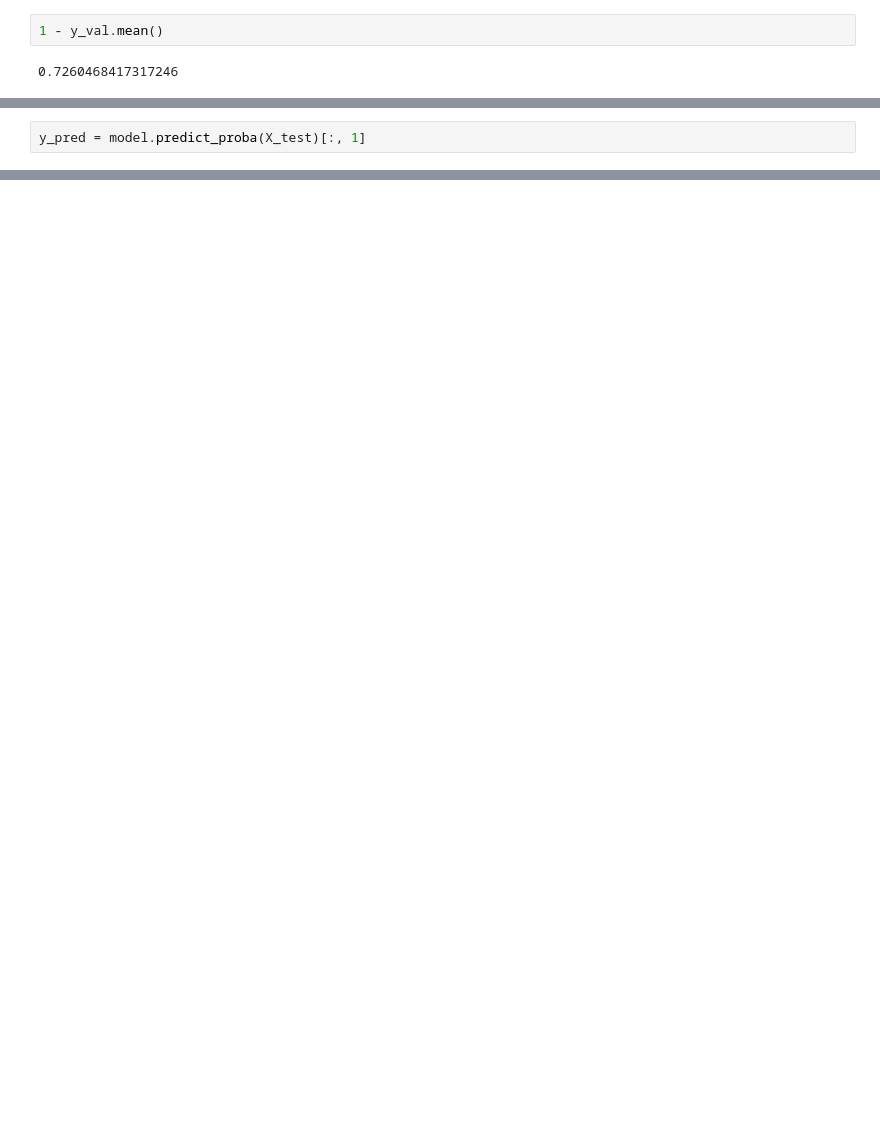
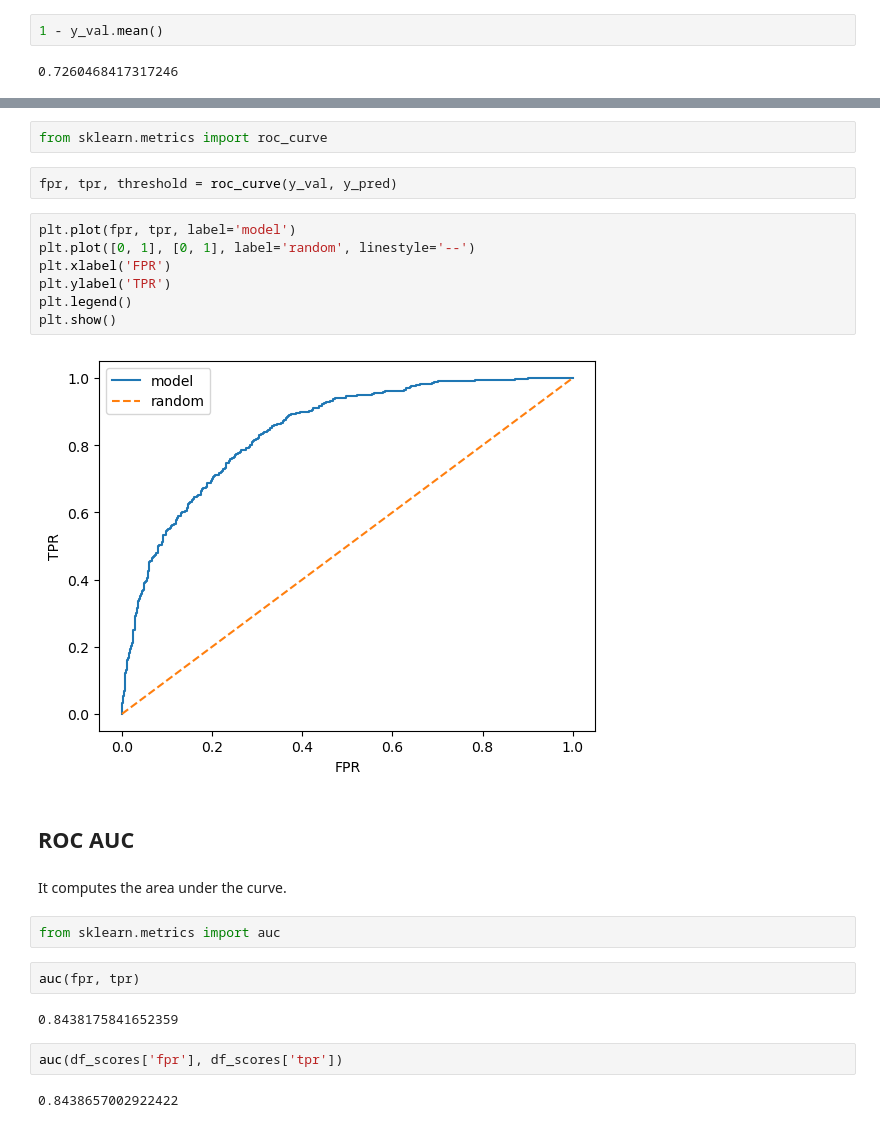
Before and after one commit to SiamakMushakhian/MLOps, a Jupyter notebook: 06. Telco Customer Churn Classification Project and Evaluation.ipynb, the cells around one changed output, grey strips where cells are left out. Saved outputs shown, nothing was run; the diff lists cells and outputs as text; blank space fills up the shorter version.

Commit message:
Learn more about evaluation metrics in classification problem

```diff
--- a/06. Telco Customer Churn Classification Project and Evaluation.ipynb
+++ b/06. Telco Customer Churn Classification Project and Evaluation.ipynb
@@ -525,2 +373,0 @@ X_test = dv.transform(dicts_test)
-# %%
-y_pred = model.predict_proba(X_test)[:, 1]
@@ -571,0 +631,27 @@ y_test[10]
+# %%
+from sklearn.metrics import roc_curve
+# %%
+fpr, tpr, threshold = roc_curve(y_val, y_pred)
+# %%
+plt.plot(fpr, tpr, label='model')
+plt.plot([0, 1], [0, 1], label='random', linestyle='--')
+plt.xlabel('FPR')
+plt.ylabel('TPR')
+plt.legend()
+plt.show()
+# %% [output]
+[figure, added]
+# %% [markdown]
+## ROC AUC
+# %% [markdown]
+It computes the area under the curve.
+# %%
+from sklearn.metrics import auc
+# %%
+auc(fpr, tpr)
+# %% [output]
+0.8438175841652359
+# %%
+auc(df_scores['fpr'], df_scores['tpr'])
+# %% [output]
+0.8438657002922422
```
Also changed, not shown: parts of 110 cells of this notebook.
